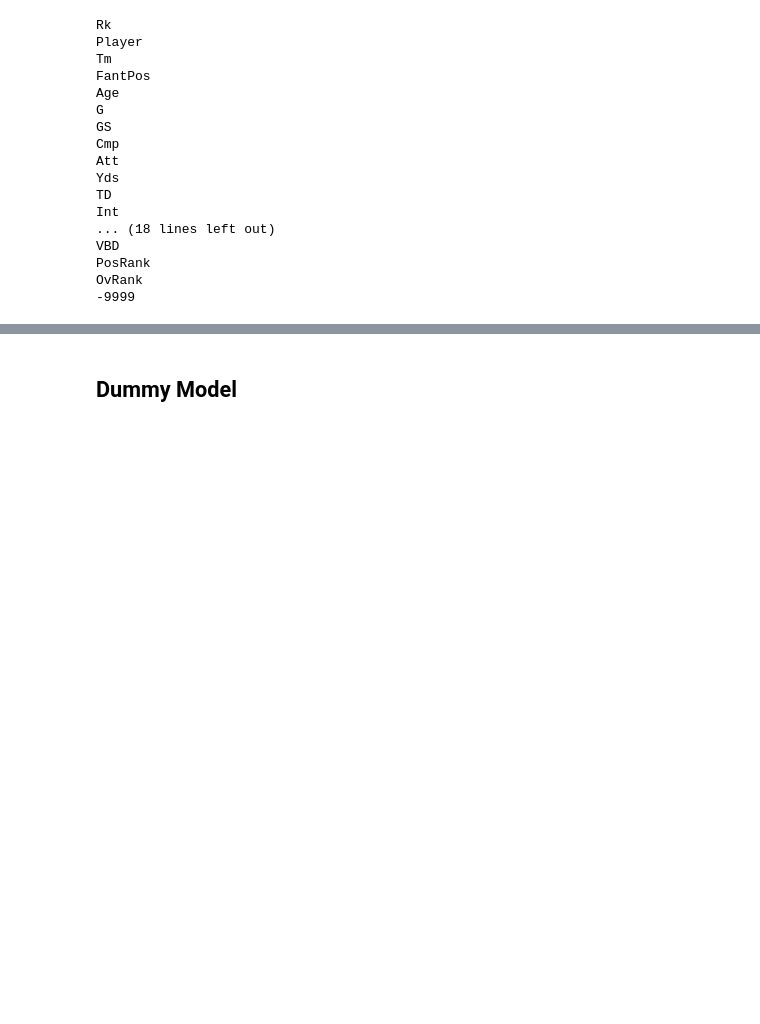
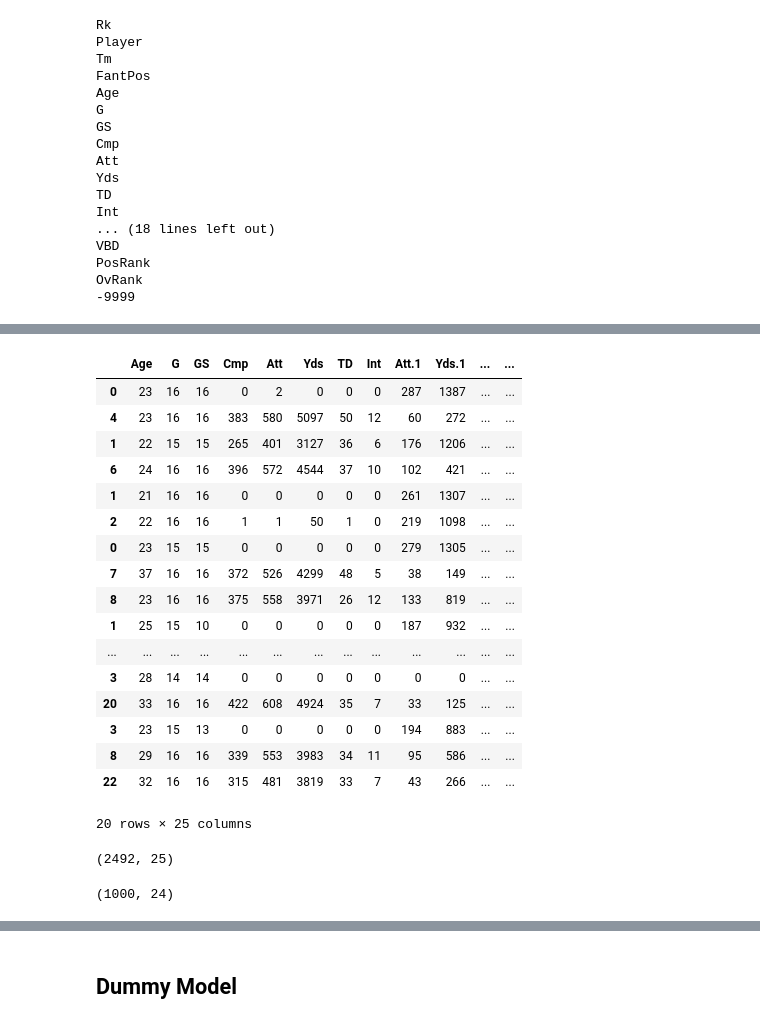
Before and after one commit to pburtonak/FantasyFootballDraftAI, a Jupyter notebook: Peter.ipynb, the cells around one changed output, grey strips where cells are left out. Drawn from its saved outputs; the diff is of its cells as text; code cells hidden in the pictures; blank space fills up the shorter version.

Commit message:
updated data in pandas

```diff
--- a/Peter.ipynb
+++ b/Peter.ipynb
@@ -151,0 +211,2 @@ pd17.head()
+# %%
+pd17final = pd17.merge(pd17target,how='left', left_on='-9999', right_on='-9999')
@@ -151,0 +223,6 @@ pd17.head()
+# %%
+pd18final = pd18.merge(pd18target,how='left', left_on='-9999', right_on='-9999')
+pd19final = pd19.merge(pd19target,how='left', left_on='-9999', right_on='-9999')
+pd20final = pd20.merge(pd20target,how='left', left_on='-9999', right_on='-9999')
+# %%
+df_final = pd.DataFrame().append([pd18final,pd19final, pd20final, pd17final])
@@ -151,0 +239,27 @@ pd17.head()
+# %%
+df_final = df_final.sort_values('PPR', ascending=False)
+# %%
+df_final.head(20)
+# %% [output]
+|  | Age | G | GS | Cmp | Att | Yds | TD | Int | Att.1 | Yds.1 | ... | ... |
+| 0 | 23 | 16 | 16 | 0 | 2 | 0 | 0 | 0 | 287 | 1387 | ... | ... |
+| 4 | 23 | 16 | 16 | 383 | 580 | 5097 | 50 | 12 | 60 | 272 | ... | ... |
+| 1 | 22 | 15 | 15 | 265 | 401 | 3127 | 36 | 6 | 176 | 1206 | ... | ... |
+| 6 | 24 | 16 | 16 | 396 | 572 | 4544 | 37 | 10 | 102 | 421 | ... | ... |
+| 1 | 21 | 16 | 16 | 0 | 0 | 0 | 0 | 0 | 261 | 1307 | ... | ... |
+| 2 | 22 | 16 | 16 | 1 | 1 | 50 | 1 | 0 | 219 | 1098 | ... | ... |
+| 0 | 23 | 15 | 15 | 0 | 0 | 0 | 0 | 0 | 279 | 1305 | ... | ... |
+| 7 | 37 | 16 | 16 | 372 | 526 | 4299 | 48 | 5 | 38 | 149 | ... | ... |
+| 8 | 23 | 16 | 16 | 375 | 558 | 3971 | 26 | 12 | 133 | 819 | ... | ... |
+| 1 | 25 | 15 | 10 | 0 | 0 | 0 | 0 | 0 | 187 | 932 | ... | ... |
+| ... | ... | ... | ... | ... | ... | ... | ... | ... | ... | ... | ... | ... |
+| 3 | 28 | 14 | 14 | 0 | 0 | 0 | 0 | 0 | 0 | 0 | ... | ... |
+| 20 | 33 | 16 | 16 | 422 | 608 | 4924 | 35 | 7 | 33 | 125 | ... | ... |
+| 3 | 23 | 15 | 13 | 0 | 0 | 0 | 0 | 0 | 194 | 883 | ... | ... |
+| 8 | 29 | 16 | 16 | 339 | 553 | 3983 | 34 | 11 | 95 | 586 | ... | ... |
+| 22 | 32 | 16 | 16 | 315 | 481 | 3819 | 33 | 7 | 43 | 266 | ... | ... |
+20 rows × 25 columns
+# %%
+df_final.shape
+# %% [output]
+(2492, 25)
@@ -151,0 +272,4 @@ pd17.head()
+# %%
+df_final.shape
+# %% [output]
+(1000, 24)
```
Also changed, not shown: parts of 25 cells of this notebook.
